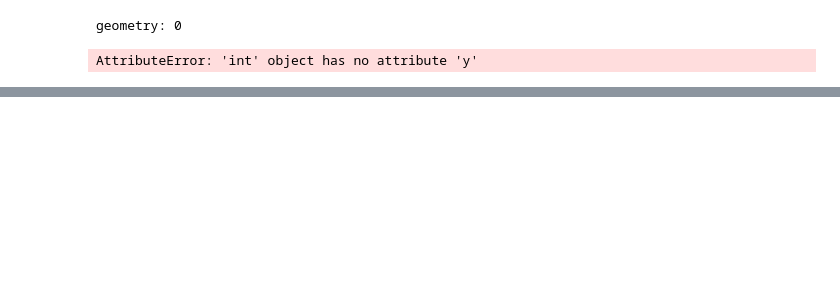
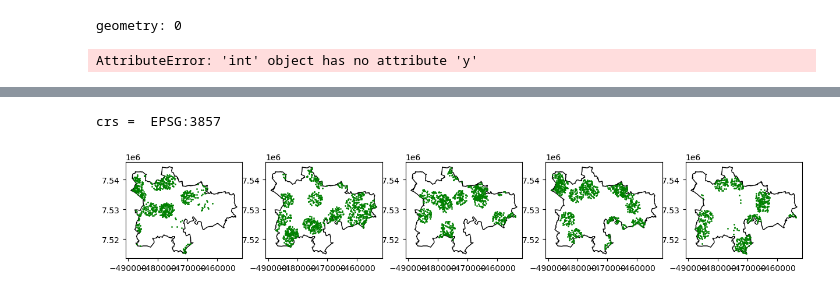
Before and after one commit to paddeaux/radian, a Jupyter notebook: new_features.ipynb, the cells around one changed output, grey strips where cells are left out. Saved outputs shown, nothing was run; the diff lists cells and outputs as text; code cells hidden in the pictures; blank space fills up the shorter version.

```diff
--- a/new_features.ipynb
+++ b/new_features.ipynb
@@ -331,0 +420,38 @@ AttributeError: 'numpy.ndarray' object has no attribute 'columns'
+# %%
+import matplotlib.pyplot as plt
+import os
+import numpy as np
+import geopandas as gpd
+import tempfile
+import pandas as pd
+import random
+
+from shapely.geometry import box
+from shapely.geometry import Polygon, Point, shape, GeometryCollection, LineString, LinearRing
+
+from pointpats import PoissonPointProcess, PoissonClusterPointProcess, Window, poly_from_bbox, PointPattern
+import libpysal as ps
+from libpysal.cg import shapely_ext
+from tqdm import tqdm
+
+import warnings
+warn_ignore = "Objects based on the `Geometry` class will deprecated and removed in a future version of libpysal."
+warnings.filterwarnings("ignore", message=warn_ignore)
+
+gdf = gpd.read_file("geojson_polygons/glasgow.geojson").to_crs(3857)
+
+print("crs = ", gdf.crs)
+window = Window(gdf.geometry[0].exterior.coords)
+
+csamples_a = PoissonClusterPointProcess(window, n=1000, parents=12, radius=2500, samples=5, asPP=True, conditioning=True)
+cluster_points_a = csamples_a.realizations[0]
+
+fig, axs = plt.subplots(1,5,figsize=(15,3))
+
+for i, ax in enumerate(axs):
+    gdf.plot(ax=ax, edgecolor='black', facecolor='none')
+    cluster_a_gdf = gpd.GeoDataFrame(geometry=gpd.points_from_xy(csamples_a.realizations[i].points['x'], csamples_a.realizations[i].points['y']), crs=3857)
+    cluster_a_gdf.plot(ax=ax, markersize=1, color='green')
+# %% [output]
+crs =  EPSG:3857
+[figure, added]
```
Also changed, not shown: parts of 10 cells of this notebook, 10 other files.
